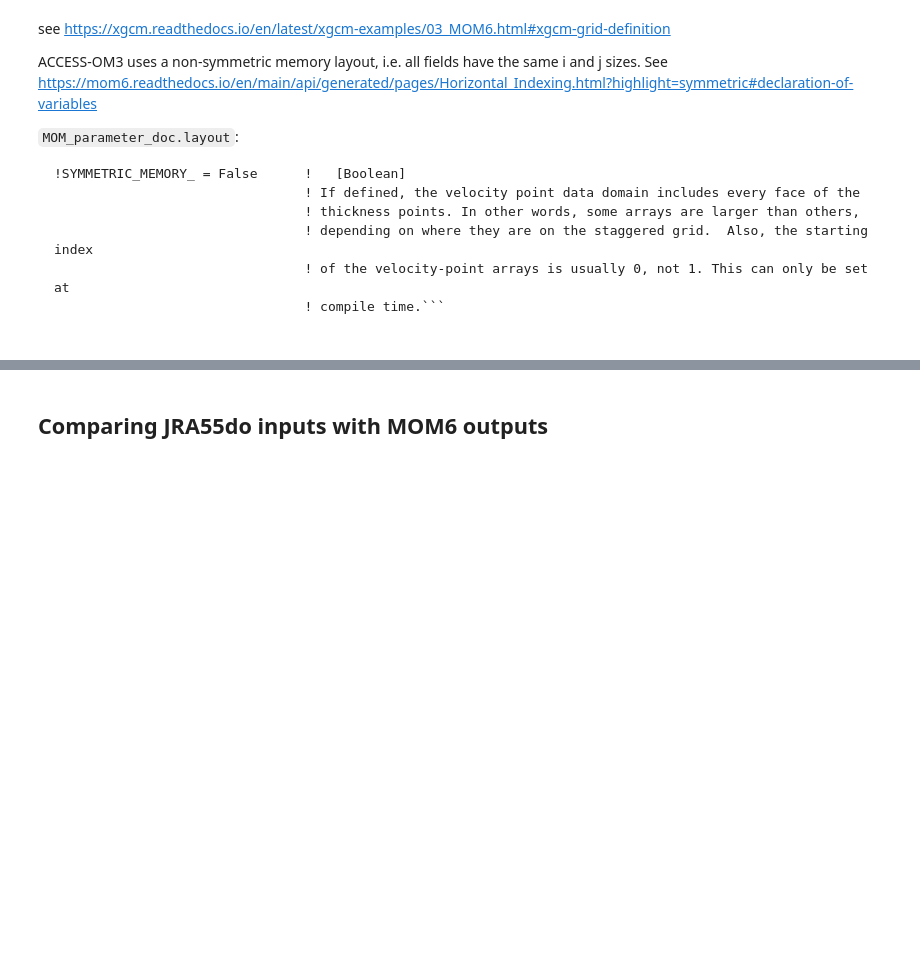
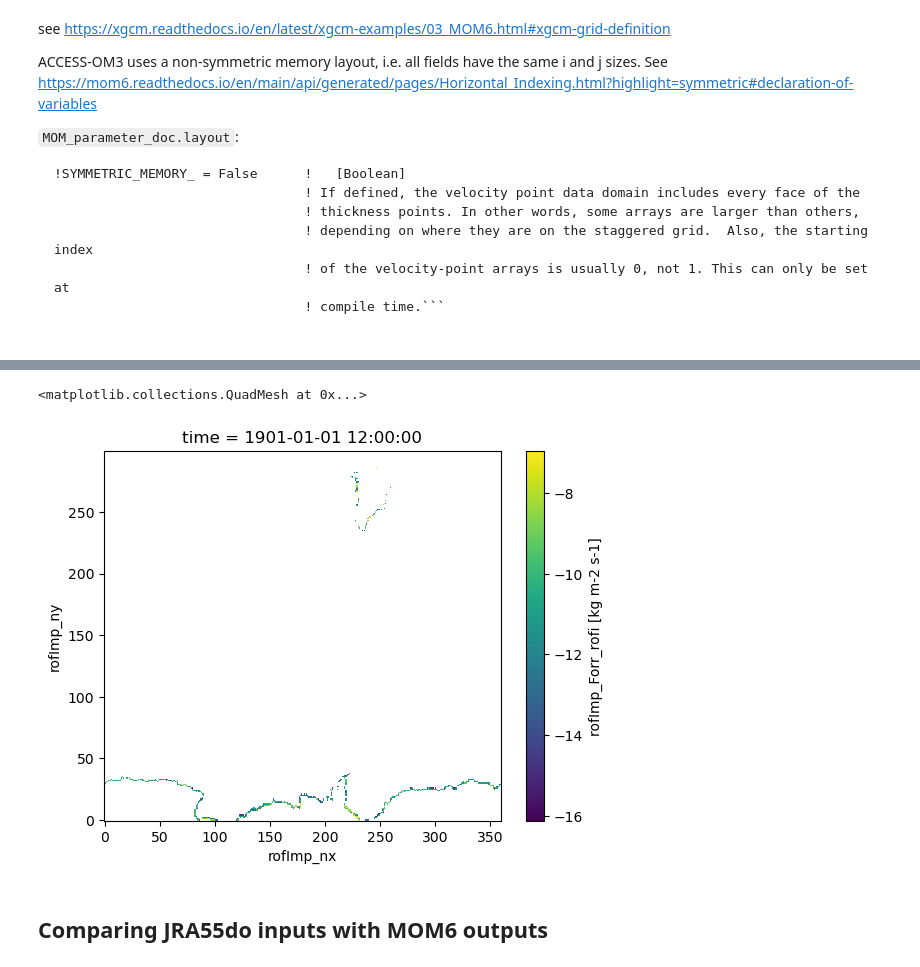
Before and after one commit to ACCESS-NRI/access-eval-recipes, a Jupyter notebook: ocean/runoff_budget.ipynb, the cells around one changed output, grey strips where cells are left out. Cells and saved outputs as stored; diff of their text form; code cells hidden in the pictures; blank space fills up the shorter version.

```diff
--- a/ocean/runoff_budget.ipynb
+++ b/ocean/runoff_budget.ipynb
@@ -378,3 +504,8 @@ for k, d in data.items():
+# %%
+np.log(cpl_hx_ds.rofImp_Forr_rofi.isel(time=0)).plot()
+# %% [output]
+<matplotlib.collections.QuadMesh at 0x...>
+[figure, added]
 # %% [markdown]
 ## Comparing JRA55do inputs with MOM6 outputs
 # %%
```
Also changed, not shown: parts of 22 cells of this notebook.
